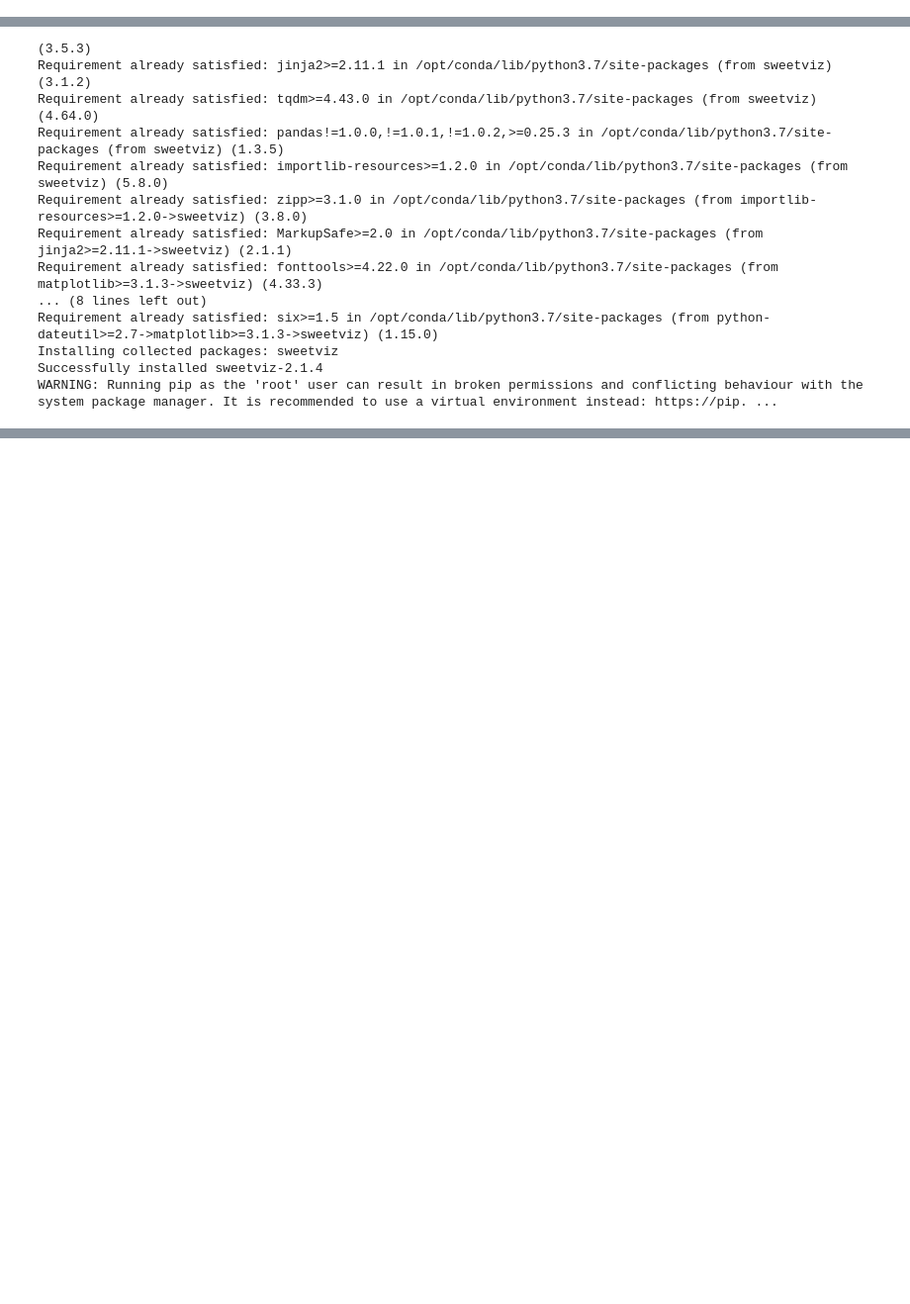
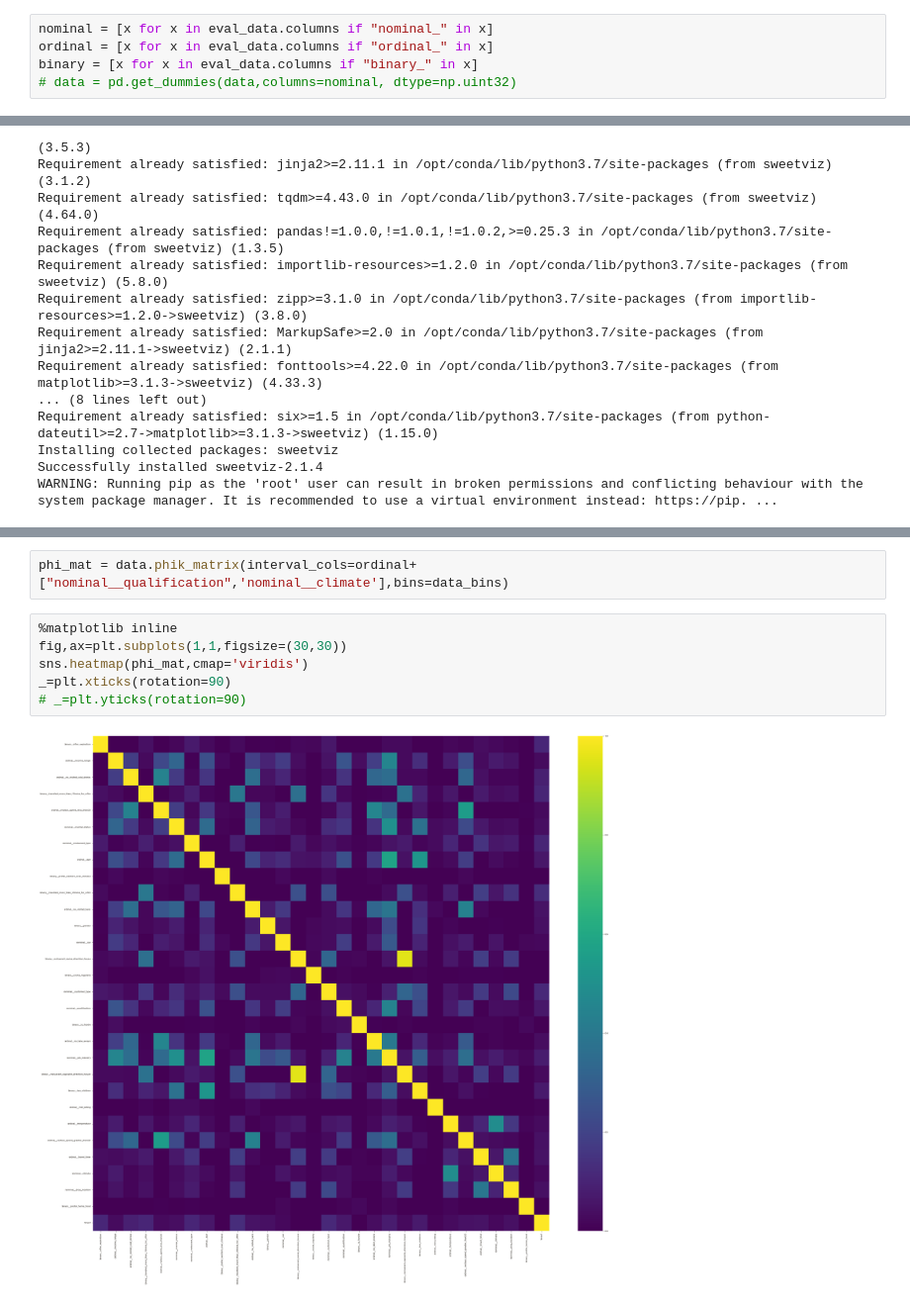
Before and after one commit to risan-raja/msiit, a Jupyter notebook: risan-raja-marketing-strategy-submission-sep-2022.ipynb, the cells around one changed output, grey strips where cells are left out. Shown: that part at 99% size. Drawn from its saved outputs; the diff is of its cells as text; blank space fills up the shorter version.

```diff
--- a/risan-raja-marketing-strategy-submission-sep-2022.ipynb
+++ b/risan-raja-marketing-strategy-submission-sep-2022.ipynb
@@ -422,6 +422,11 @@ from dataprep.eda import create_report
 
 rep = create_report(data)
 rep
+# %%
+nominal = [x for x in eval_data.columns if "nominal_" in x]
+ordinal = [x for x in eval_data.columns if "ordinal_" in x]
+binary = [x for x in eval_data.columns if "binary_" in x]
+# data = pd.get_dummies(data,columns=nominal, dtype=np.uint32)
 # %%
 from pandas_profiling import ProfileReport
 rep = ProfileReport(data,explorative=True,dark_mode=True,)
@@ -457,0 +531,10 @@ Report SWEETVIZ_REPORT.html was generated.
+# %%
+phi_mat = data.phik_matrix(interval_cols=ordinal+["nominal__qualification",'nominal__climate'],bins=data_bins)
+# %%
+%matplotlib inline
+fig,ax=plt.subplots(1,1,figsize=(30,30))
+sns.heatmap(phi_mat,cmap='viridis')
+_=plt.xticks(rotation=90)
+# _=plt.yticks(rotation=90)
+# %% [output]
+[figure, added]
```
Also changed, not shown: parts of 12 cells of this notebook.
